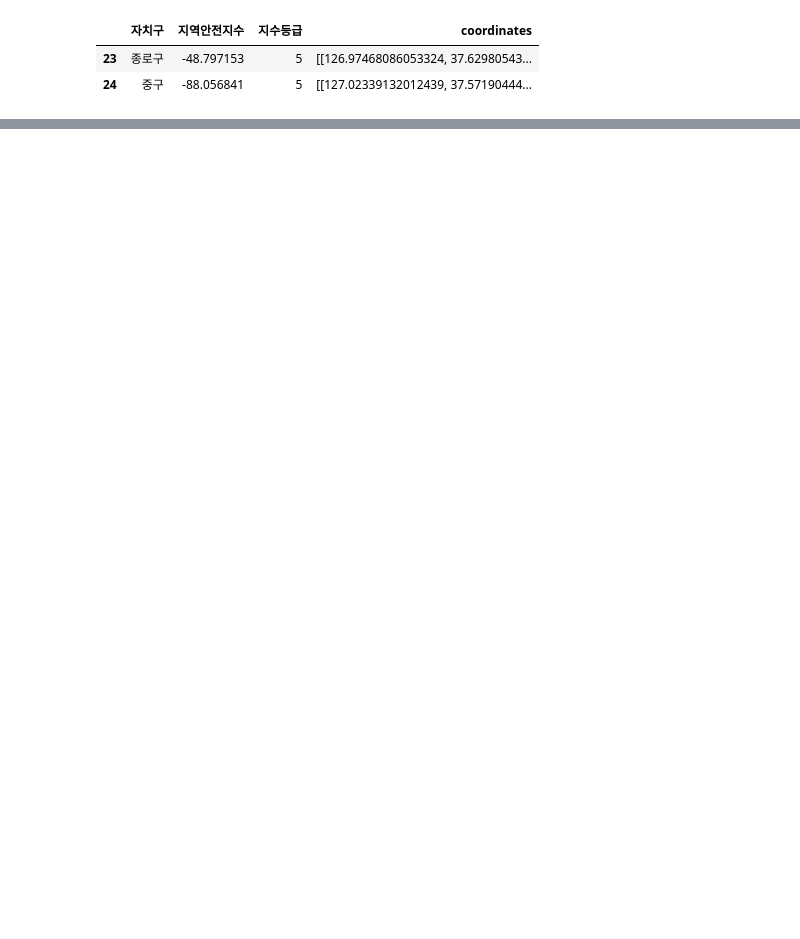
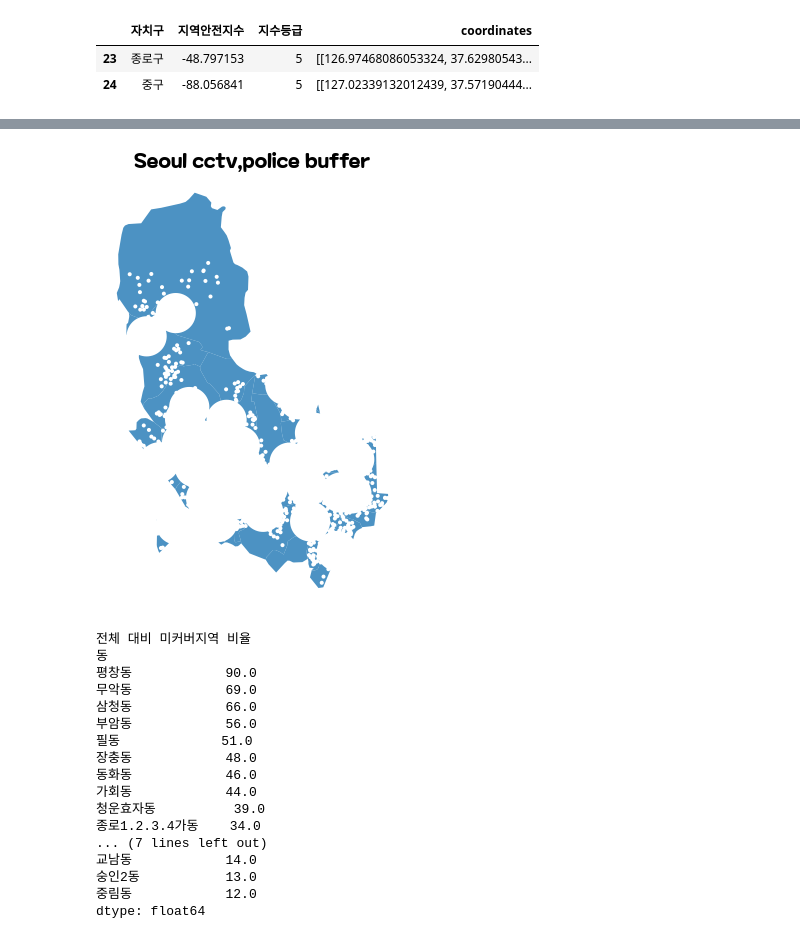
Before and after one commit to dlaghwls1104/ICU, a Jupyter notebook: 최종선정.ipynb, the cells around one changed output, grey strips where cells are left out. Drawn from its saved outputs; the diff is of its cells as text; code cells hidden in the pictures; blank space fills up the shorter version.

```diff
--- a/최종선정.ipynb
+++ b/최종선정.ipynb
@@ -552,0 +903,30 @@ r.to_html("jongro_junggu.html")
+# %%
+dif_area = gpd.overlay(gdf_exploded, buf_poly3, how='difference')
+dif_area = dif_area.dissolve(by='동')
+ax = dif_area.plot(figsize=(8,8), alpha=0.8)
+ax.set_title("Seoul cctv,police buffer", fontsize=20)
+ax.set_axis_off()
+plt.show()
+rate=round(dif_area.area / origin_ * 100)
+rate=rate.sort_values(ascending=False)
+print("전체 대비 미커버지역 비율")
+print(rate.head(20))
+# %% [output]
+[figure, added]
+전체 대비 미커버지역 비율
+동
+평창동            90.0
+무악동            69.0
+삼청동            66.0
+부암동            56.0
+필동             51.0
+장충동            48.0
+동화동            46.0
+가회동            44.0
+청운효자동          39.0
+종로1.2.3.4가동    34.0
+... (7 lines left out)
+교남동            14.0
+숭인2동           13.0
+중림동            12.0
+dtype: float64
```
Also changed, not shown: parts of 34 cells of this notebook.
